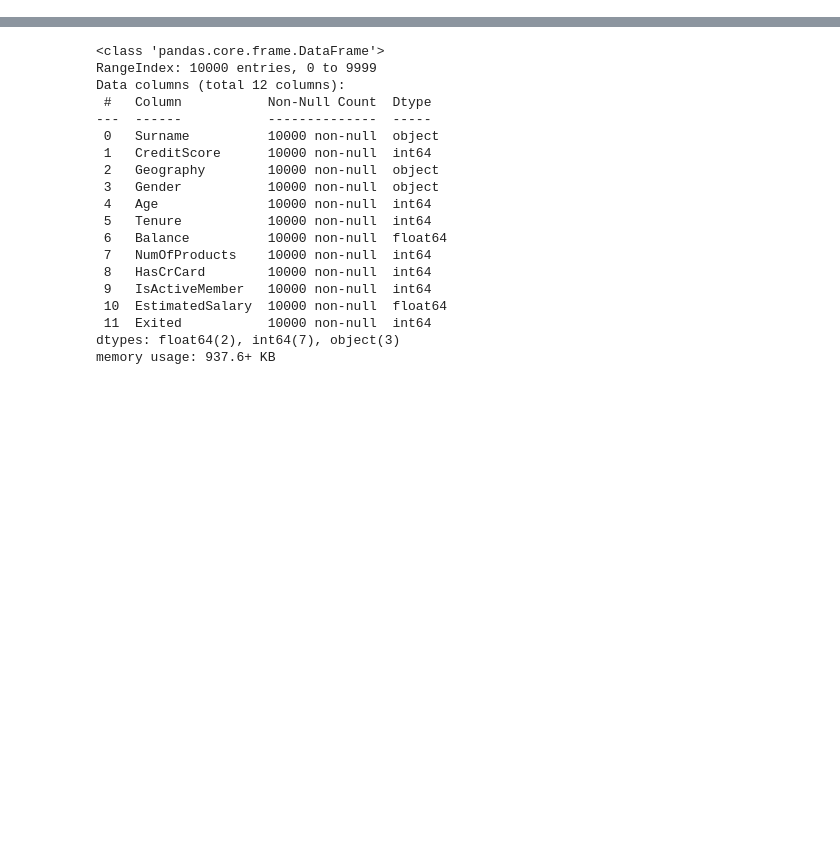
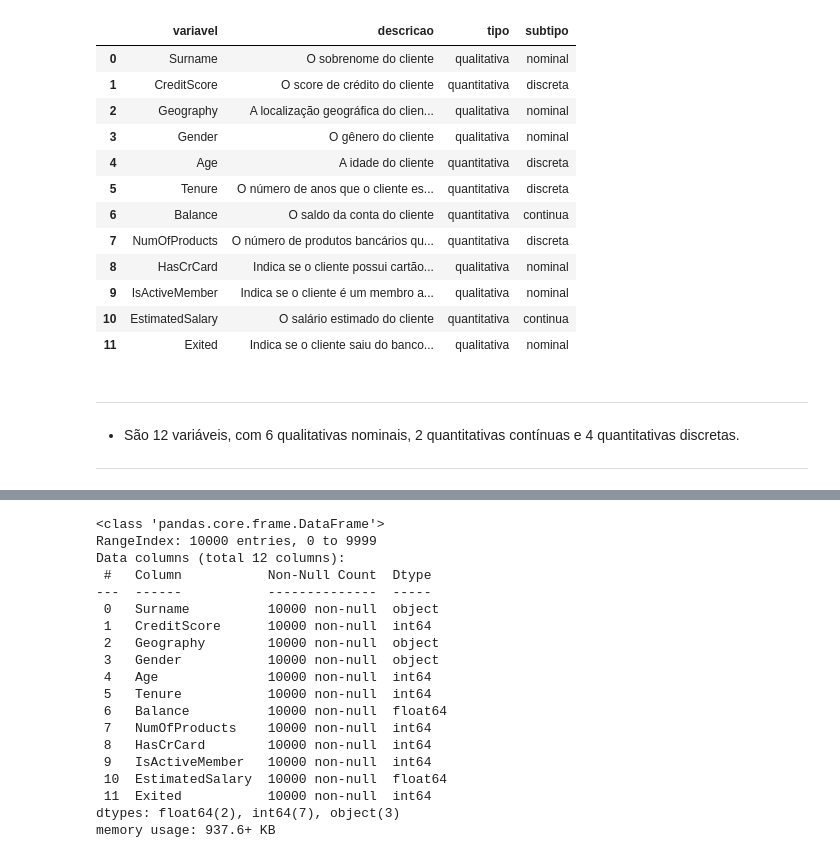
Before and after one commit to atlantico-academy/d20-dragons, a Jupyter notebook: notebooks/churns.ipynb, the cells around one changed output, grey strips where cells are left out. Drawn from its saved outputs; the diff is of its cells as text; code cells hidden in the pictures; blank space fills up the shorter version.

```diff
--- a/notebooks/churns.ipynb
+++ b/notebooks/churns.ipynb
@@ -29,0 +66,21 @@ df.head(10)
+# %%
+dicionario = pd.read_csv('../data/external/dictionary.csv')
+dicionario
+# %% [output]
+|  | variavel | descricao | tipo | subtipo |
+| 0 | Surname | O sobrenome do cliente | qualitativa | nominal |
+| 1 | CreditScore | O score de crédito do cliente | quantitativa | discreta |
+| 2 | Geography | A localização geográfica do clien... | qualitativa | nominal |
+| 3 | Gender | O gênero do cliente | qualitativa | nominal |
+| 4 | Age | A idade do cliente | quantitativa | discreta |
+| 5 | Tenure | O número de anos que o cliente es... | quantitativa | discreta |
+| 6 | Balance | O saldo da conta do cliente | quantitativa | continua |
+| 7 | NumOfProducts | O número de produtos bancários qu... | quantitativa | discreta |
+| 8 | HasCrCard | Indica se o cliente possui cartão... | qualitativa | nominal |
+| 9 | IsActiveMember | Indica se o cliente é um membro a... | qualitativa | nominal |
+| 10 | EstimatedSalary | O salário estimado do cliente | quantitativa | continua |
+| 11 | Exited | Indica se o cliente saiu do banco... | qualitativa | nominal |
+# %% [markdown]
+---
+ - São 12 variáveis, com 6 qualitativas nominais, 2 quantitativas contínuas e 4 quantitativas discretas.
+---
```
Also changed, not shown: parts of 25 cells of this notebook, 5 other files.
